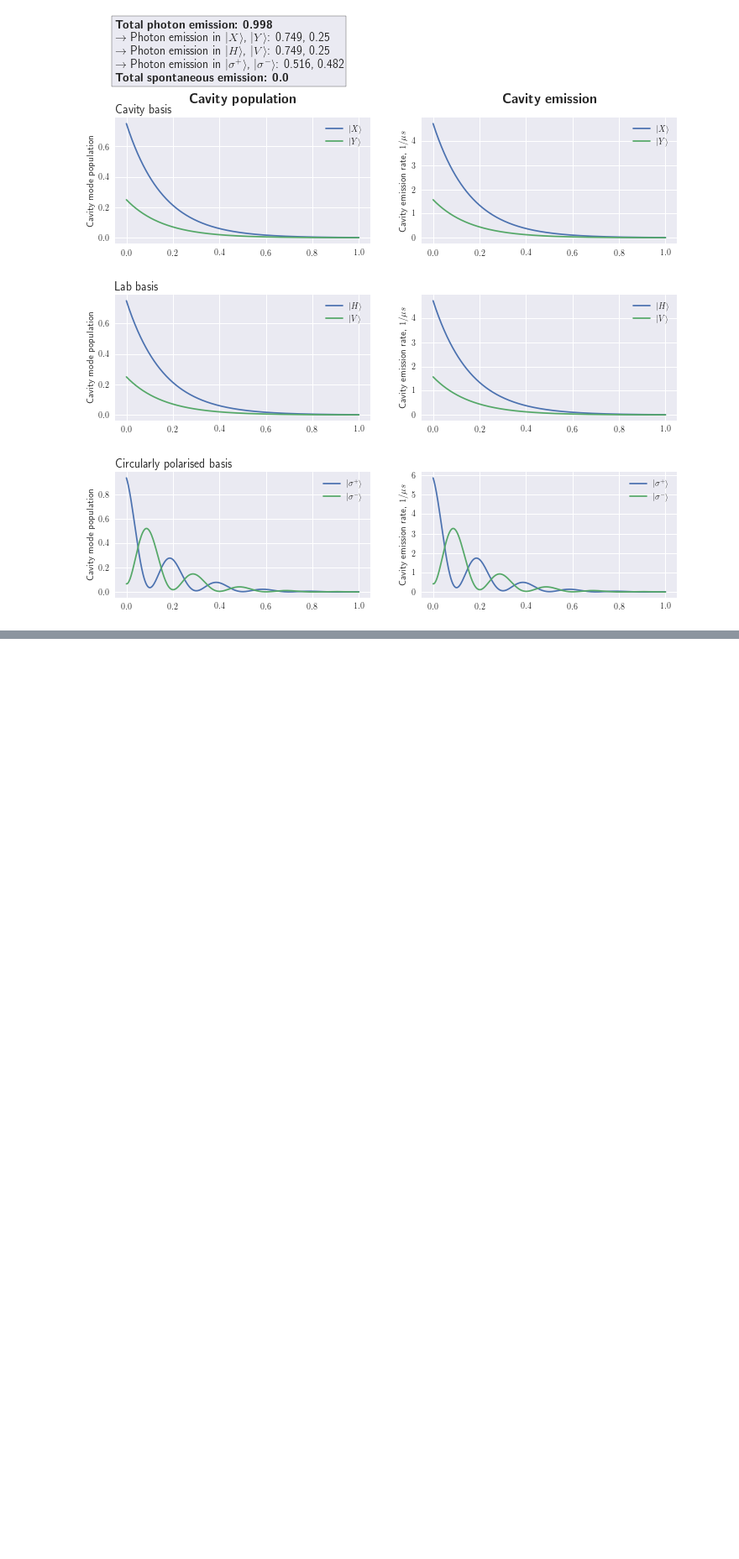
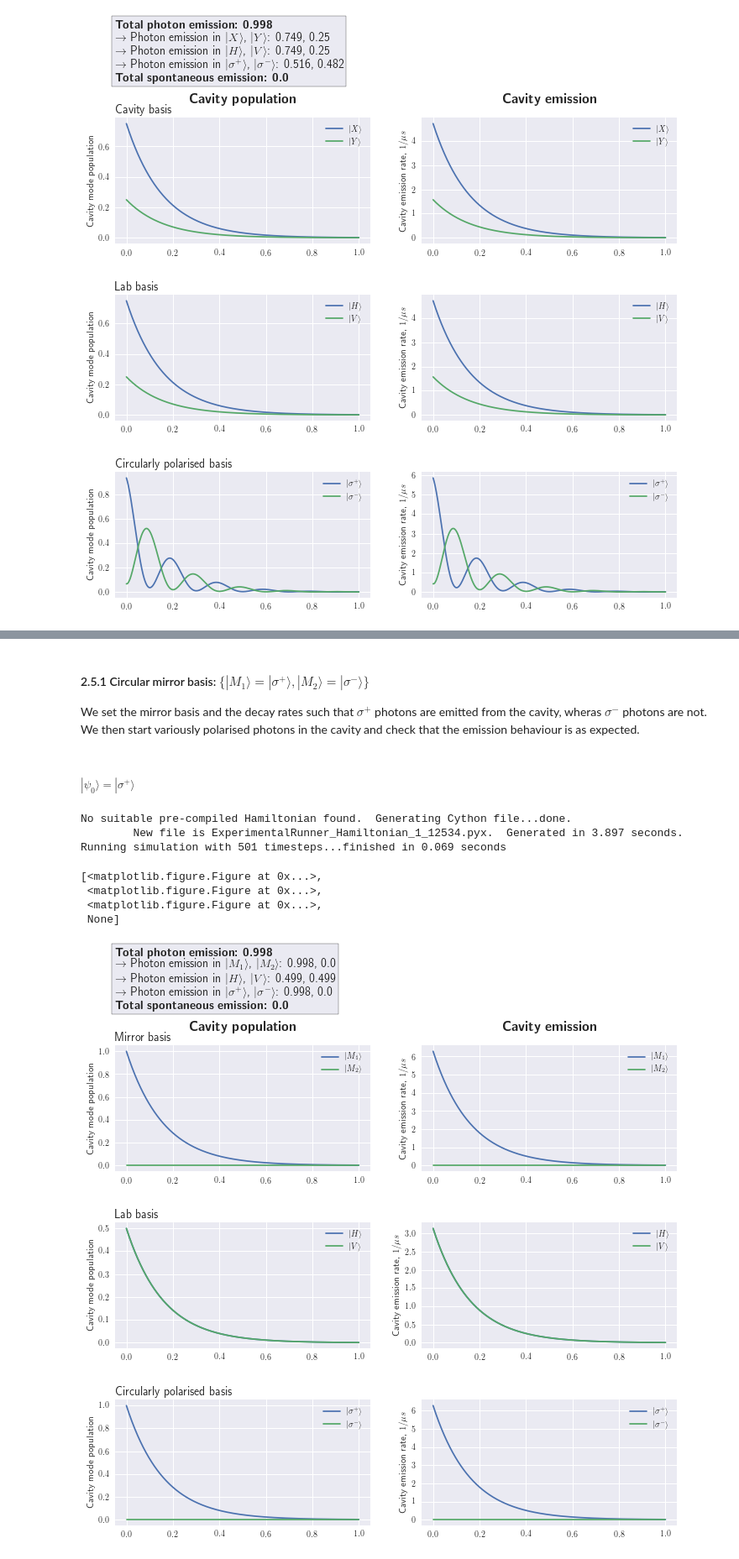
Before and after one commit to tomdbar/rb-cqed, a Jupyter notebook: notebooks-bulk/vStirap-runner-demos/2-birefringent-cavity.ipynb, the cells around one changed output, grey strips where cells are left out. Shown at 84% size. Saved outputs shown, nothing was run; the diff lists cells and outputs as text; code cells hidden in the pictures; blank space fills up the shorter version.

```diff
--- a/notebooks-bulk/vStirap-runner-demos/2-birefringent-cavity.ipynb
+++ b/notebooks-bulk/vStirap-runner-demos/2-birefringent-cavity.ipynb
@@ -346,0 +375,35 @@ Running simulation with 501 timesteps...finished in 0.091 seconds
+# %% [markdown]
+#### 2.5.1 Circular mirror basis: $\{|M_1\rangle=|\sigma^{+}\rangle, |M_2\rangle=|\sigma^{-}\rangle\}$
+
+We set the mirror basis and the decay rates such that $\sigma^{+}$ photons are emitted from the cavity, wheras $\sigma^{-}$ photons are not.  We then start variously polarised photons in the cavity and check that the emission behaviour is as expected.
+# %% [markdown]
+##### $|\psi_0\rangle = |\sigma^{+}\rangle$
+# %%
+atom4lvl = Atom4lvl(gamma=0.0* 2*np.pi)
+
+cav = CavityBiref(g = 5 * 2.*np.pi,
+                  kappa1 = 0.5 * 2.*np.pi, # |M_1> decays.
+                  kappa2 = 0. * 2.*np.pi, # |M_2> doesn't decay.
+                  deltaP =  0 * 2.*np.pi,
+                  R_ML=np.matrix([[1,i],[i,1]])/np.sqrt(2))
+
+runner = ExperimentalRunner(atom4lvl,cav,[],[],verbose=True)
+
+psi0 = (runner.ket('gM',1, 0) + i*runner.ket('gM',0, 1)) / np.sqrt(2)
+t_length = 1
+n_steps = 501
+
+results = runner.run(psi0, t_length, n_steps)
+
+results.plot(atom_states=[], pol_bases=['mirror','lab','circ'])
+# %% [output]
+No suitable pre-compiled Hamiltonian found.  Generating Cython file...done.
+        New file is ExperimentalRunner_Hamiltonian_1_12534.pyx.  Generated in 3.897 seconds.
+Running simulation with 501 timesteps...finished in 0.069 seconds
+[<matplotlib.figure.Figure at 0x...>,
+ <matplotlib.figure.Figure at 0x...>,
+ <matplotlib.figure.Figure at 0x...>,
+ None]
+[figure, added]
+[figure, added]
+[figure, added]
```
Also changed, not shown: parts of 18 cells of this notebook, 1 other file.
